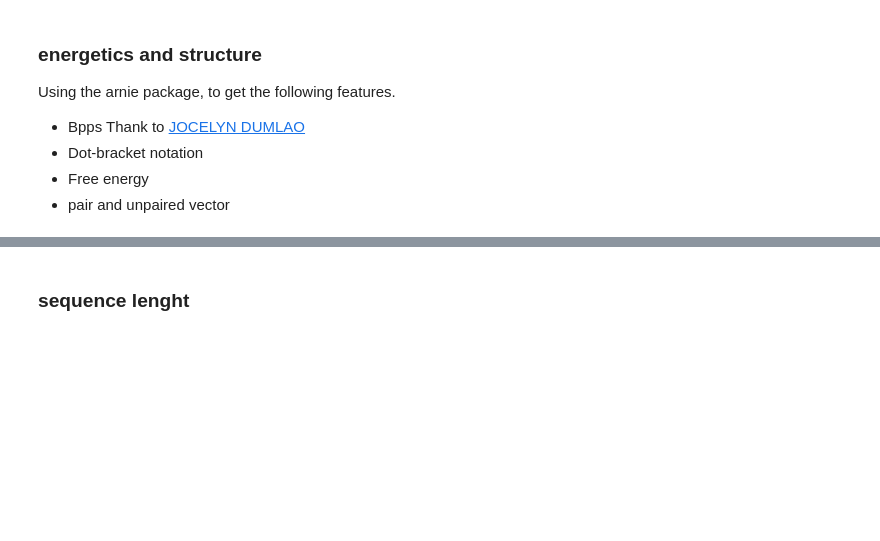
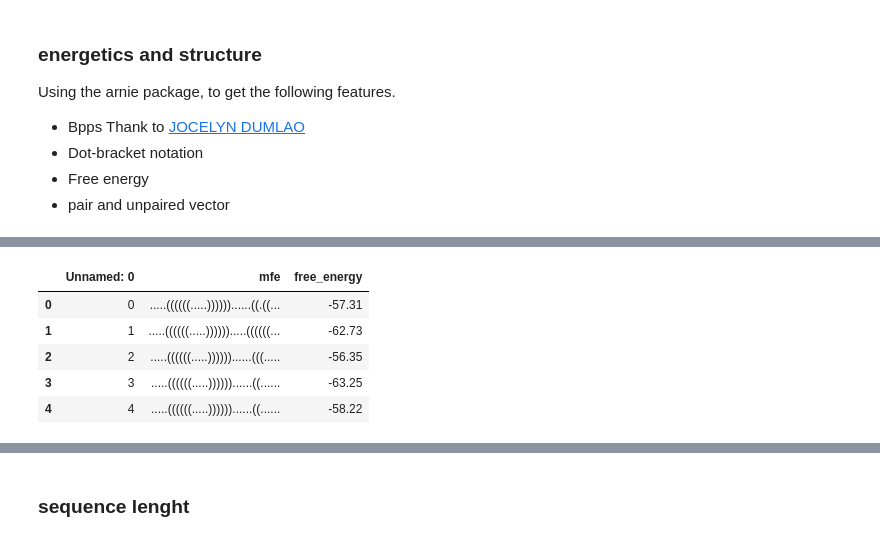
Before and after one commit to SmogJ/Kaggle-Competition----Stanford-Ribonanza-RNA-Folding, a Jupyter notebook: 1st-ribo-note.ipynb, the cells around one changed output, grey strips where cells are left out. Drawn from its saved outputs; the diff is of its cells as text; code cells hidden in the pictures; blank space fills up the shorter version.

```diff
--- a/1st-ribo-note.ipynb
+++ b/1st-ribo-note.ipynb
@@ -338,2 +485,10 @@ process_data_in_batches(data, batch_size, name, package)
 # %%
-pd.read_csv("/kaggle/working/traim_struc_1.csv").head()
+# read the structure csv file into pandas
+pd.read_csv("/kaggle/working/train_mfe_free_e_struc_1.csv").head()
+# %% [output]
+|  | Unnamed: 0 | mfe | free_energy |
+| 0 | 0 | .....((((((.....))))))......((.((... | -57.31 |
+| 1 | 1 | .....((((((.....)))))).....((((((... | -62.73 |
+| 2 | 2 | .....((((((.....))))))......(((..... | -56.35 |
+| 3 | 3 | .....((((((.....))))))......((...... | -63.25 |
+| 4 | 4 | .....((((((.....))))))......((...... | -58.22 |
```
Also changed, not shown: parts of 32 cells of this notebook.
